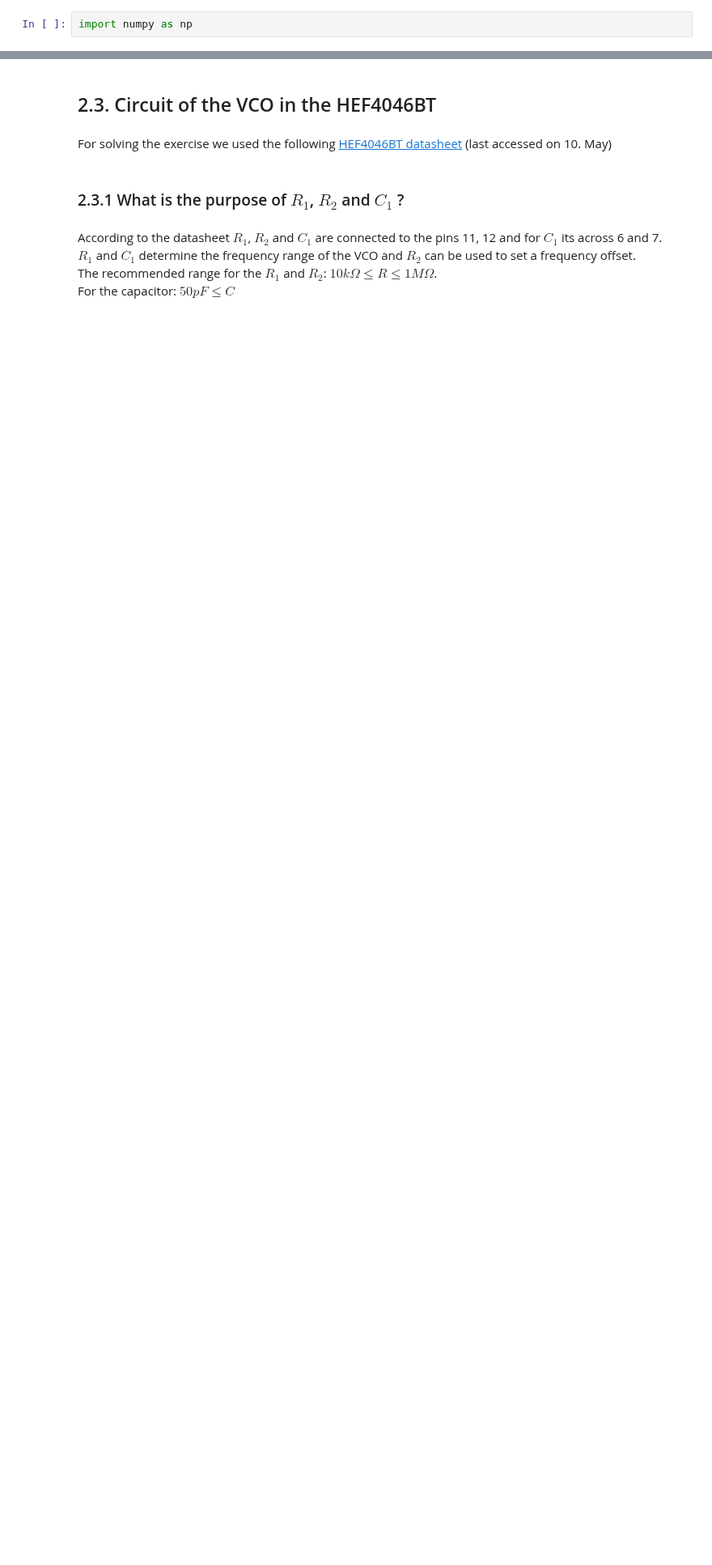
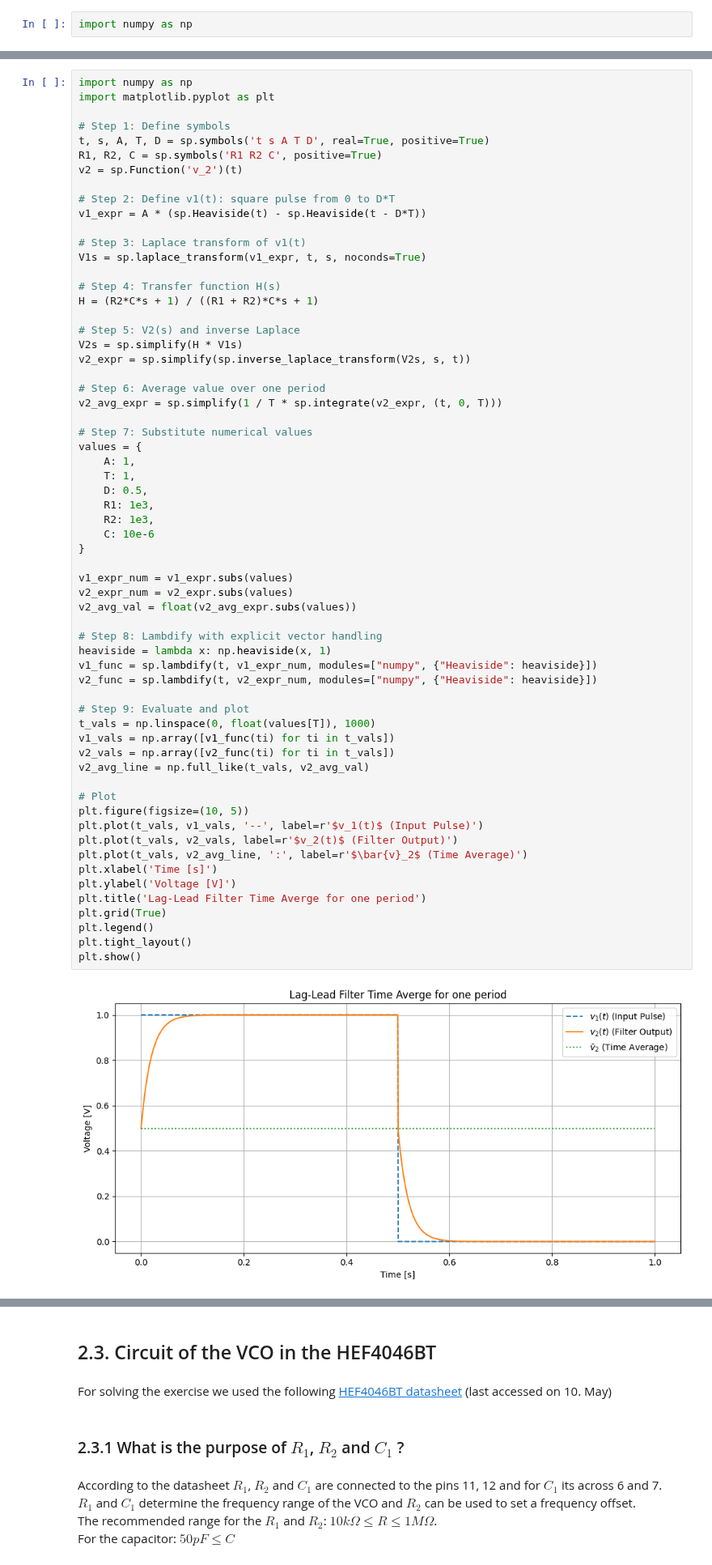
Before and after one commit to NortheLo/Microwave_Eng_Lab, a Jupyter notebook: Lab7_PLL/MWE_Lab7_Preliminary.ipynb, the cells around one changed output, grey strips where cells are left out. Shown at 81% size. Cells and saved outputs as stored; diff of their text form; blank space fills up the shorter version.

```diff
--- a/Lab7_PLL/MWE_Lab7_Preliminary.ipynb
+++ b/Lab7_PLL/MWE_Lab7_Preliminary.ipynb
@@ -248,0 +233,64 @@ MISSSSSSING
+# %%
+import numpy as np
+import matplotlib.pyplot as plt
+
+# Step 1: Define symbols
+t, s, A, T, D = sp.symbols('t s A T D', real=True, positive=True)
+R1, R2, C = sp.symbols('R1 R2 C', positive=True)
+v2 = sp.Function('v_2')(t)
+
+# Step 2: Define v1(t): square pulse from 0 to D*T
+v1_expr = A * (sp.Heaviside(t) - sp.Heaviside(t - D*T))
+
+# Step 3: Laplace transform of v1(t)
+V1s = sp.laplace_transform(v1_expr, t, s, noconds=True)
+
+# Step 4: Transfer function H(s)
+H = (R2*C*s + 1) / ((R1 + R2)*C*s + 1)
+
+# Step 5: V2(s) and inverse Laplace
+V2s = sp.simplify(H * V1s)
+v2_expr = sp.simplify(sp.inverse_laplace_transform(V2s, s, t))
+
+# Step 6: Average value over one period
+v2_avg_expr = sp.simplify(1 / T * sp.integrate(v2_expr, (t, 0, T)))
+
+# Step 7: Substitute numerical values
+values = {
+    A: 1,
+    T: 1,
+    D: 0.5,
+    R1: 1e3,
+    R2: 1e3,
+    C: 10e-6
+}
+
+v1_expr_num = v1_expr.subs(values)
+v2_expr_num = v2_expr.subs(values)
+v2_avg_val = float(v2_avg_expr.subs(values))
+
+# Step 8: Lambdify with explicit vector handling
+heaviside = lambda x: np.heaviside(x, 1)
+v1_func = sp.lambdify(t, v1_expr_num, modules=["numpy", {"Heaviside": heaviside}])
+v2_func = sp.lambdify(t, v2_expr_num, modules=["numpy", {"Heaviside": heaviside}])
+
+# Step 9: Evaluate and plot
+t_vals = np.linspace(0, float(values[T]), 1000)
+v1_vals = np.array([v1_func(ti) for ti in t_vals])
+v2_vals = np.array([v2_func(ti) for ti in t_vals])
+v2_avg_line = np.full_like(t_vals, v2_avg_val)
+
+# Plot
+plt.figure(figsize=(10, 5))
+plt.plot(t_vals, v1_vals, '--', label=r'$v_1(t)$ (Input Pulse)')
+plt.plot(t_vals, v2_vals, label=r'$v_2(t)$ (Filter Output)')
+plt.plot(t_vals, v2_avg_line, ':', label=r'$\bar{v}_2$ (Time Average)')
+plt.xlabel('Time [s]')
+plt.ylabel('Voltage [V]')
+plt.title('Lag-Lead Filter Time Averge for one period')
+plt.grid(True)
+plt.legend()
+plt.tight_layout()
+plt.show()
+# %% [output]
+[figure, added]
```
Also changed, not shown: parts of 4 cells of this notebook, 3 other files.
